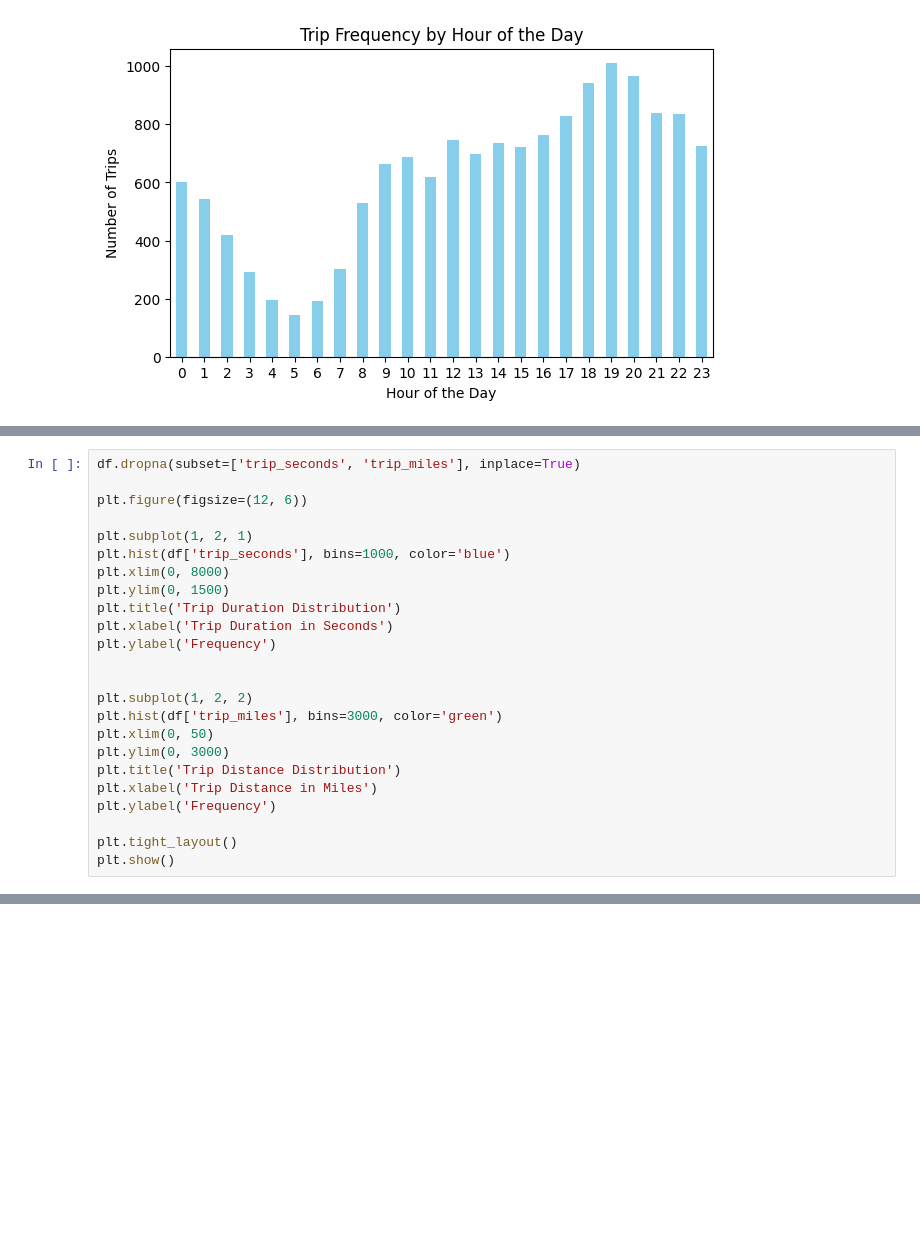
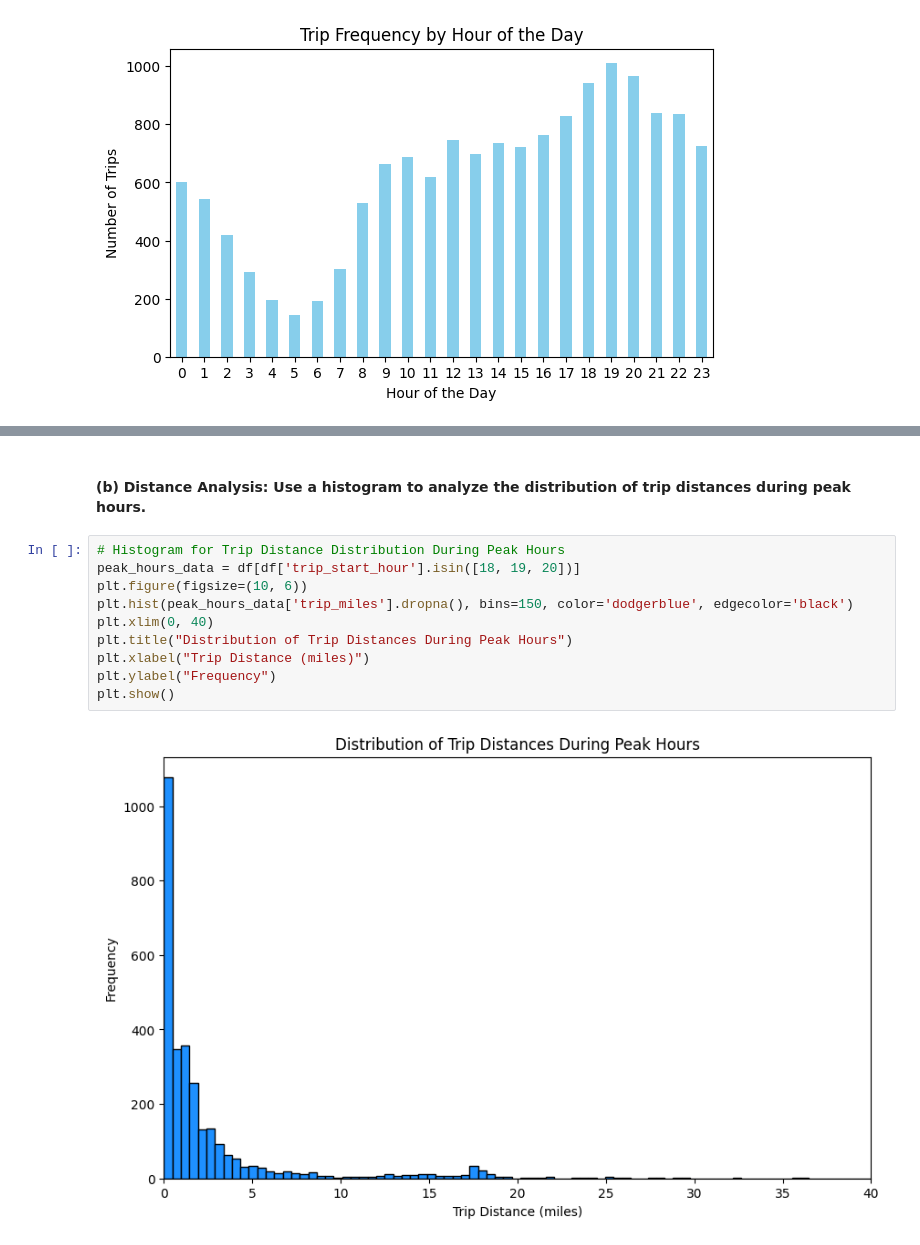
Before and after one commit to abhijain565aj/CS215-Assignment, a Jupyter notebook: A5-23B0903-23B0928-23B1057/Q2.ipynb, the cells around one changed output, grey strips where cells are left out. Drawn from its saved outputs; the diff is of its cells as text; blank space fills up the shorter version.

```diff
--- a/A5-23B0903-23B0928-23B1057/Q2.ipynb
+++ b/A5-23B0903-23B0928-23B1057/Q2.ipynb
@@ -97,24 +55,0 @@ plt.show()
-# %%
-df.dropna(subset=['trip_seconds', 'trip_miles'], inplace=True)
-
-plt.figure(figsize=(12, 6))
-
-plt.subplot(1, 2, 1)
-plt.hist(df['trip_seconds'], bins=1000, color='blue')
-plt.xlim(0, 8000)
-plt.ylim(0, 1500)
-plt.title('Trip Duration Distribution')
-plt.xlabel('Trip Duration in Seconds')
-plt.ylabel('Frequency')
-
-
-plt.subplot(1, 2, 2)
-plt.hist(df['trip_miles'], bins=3000, color='green')
-plt.xlim(0, 50)
-plt.ylim(0, 3000)
-plt.title('Trip Distance Distribution')
-plt.xlabel('Trip Distance in Miles')
-plt.ylabel('Frequency')
-
-plt.tight_layout()
-plt.show()
@@ -203,0 +80,14 @@ plt.show()
+# %% [markdown]
+#### (b) Distance Analysis: Use a histogram to analyze the distribution of trip distances during peak hours.
+# %%
+# Histogram for Trip Distance Distribution During Peak Hours
+peak_hours_data = df[df['trip_start_hour'].isin([18, 19, 20])]
+plt.figure(figsize=(10, 6))
+plt.hist(peak_hours_data['trip_miles'].dropna(), bins=150, color='dodgerblue', edgecolor='black')
+plt.xlim(0, 40)
+plt.title("Distribution of Trip Distances During Peak Hours")
+plt.xlabel("Trip Distance (miles)")
+plt.ylabel("Frequency")
+plt.show()
+# %% [output]
+[figure, added]
```
Also changed, not shown: parts of 43 cells of this notebook, 2 other files.
